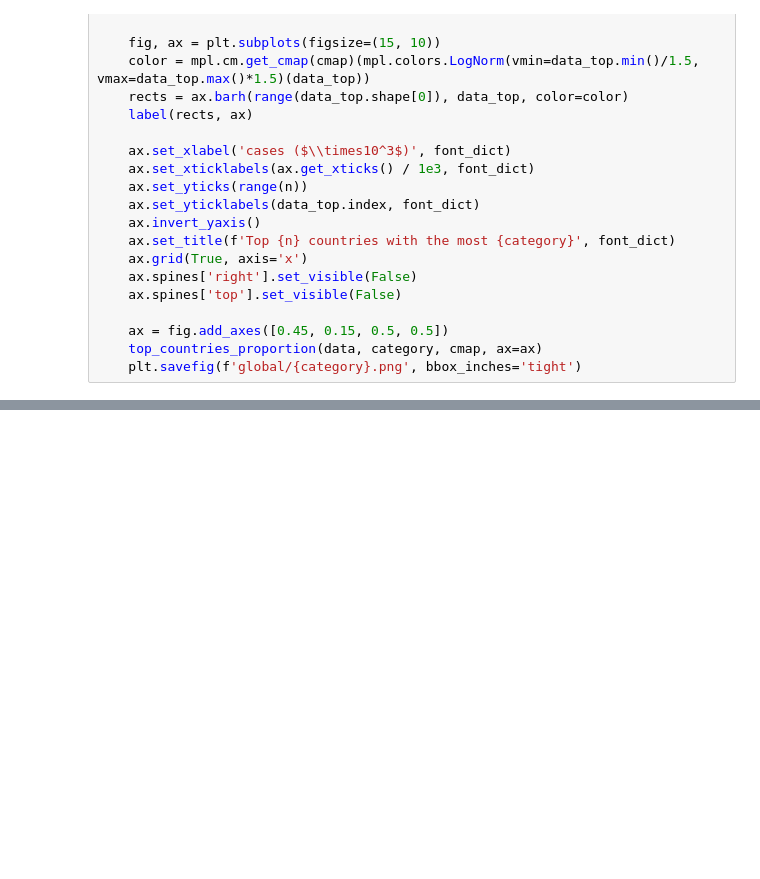
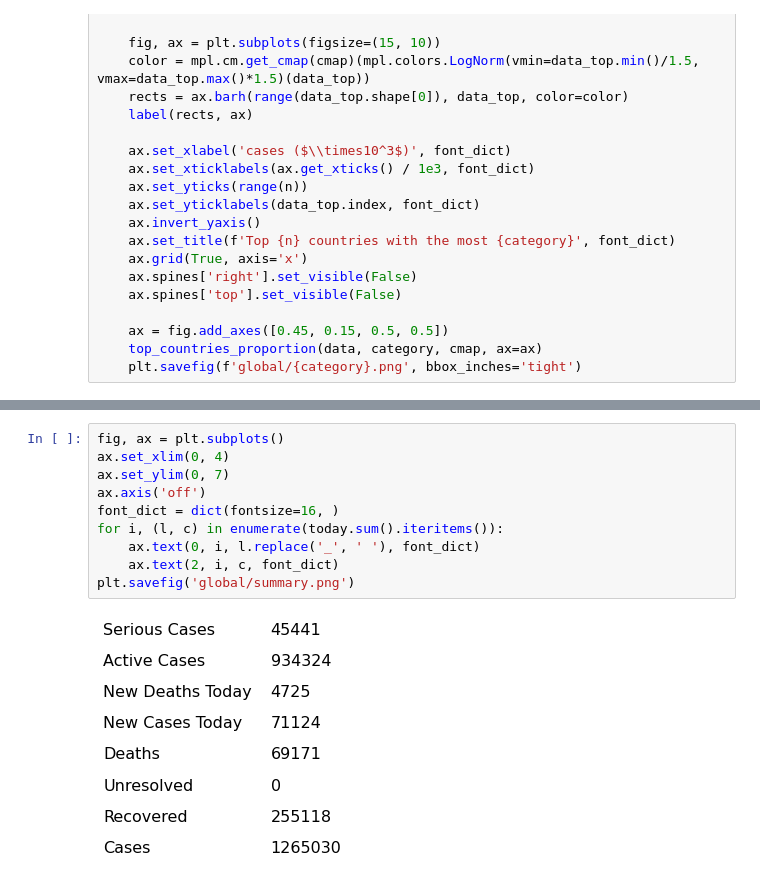
Before and after one commit to zhaoyi3264/covid-19-trend, a Jupyter notebook: global_trend.ipynb, the cells around one changed output, grey strips where cells are left out. Cells and saved outputs as stored; diff of their text form; blank space fills up the shorter version.

```diff
--- a/global_trend.ipynb
+++ b/global_trend.ipynb
@@ -96,0 +106,12 @@ today
+# %%
+fig, ax = plt.subplots()
+ax.set_xlim(0, 4)
+ax.set_ylim(0, 7)
+ax.axis('off')
+font_dict = dict(fontsize=16, )
+for i, (l, c) in enumerate(today.sum().iteritems()):
+    ax.text(0, i, l.replace('_', ' '), font_dict)
+    ax.text(2, i, c, font_dict)
+plt.savefig('global/summary.png')
+# %% [output]
+[figure, added]
```
Also changed, not shown: parts of 5 cells of this notebook, 8 other files.
